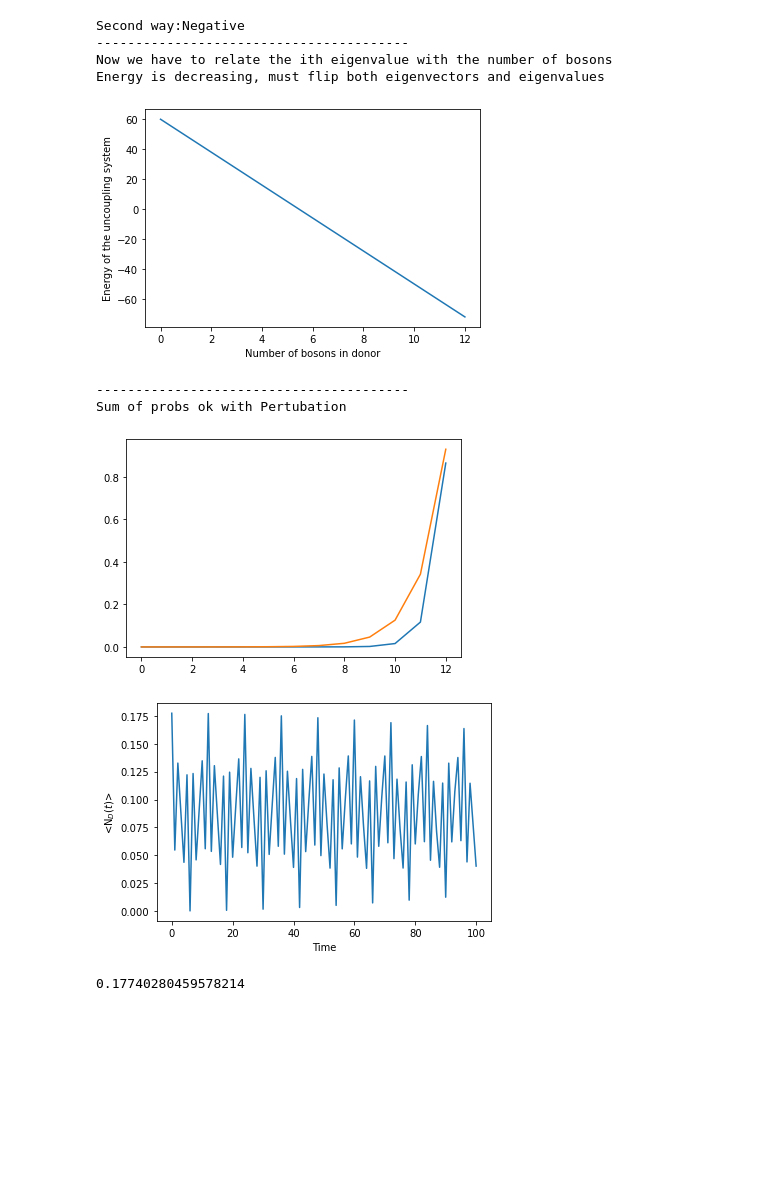
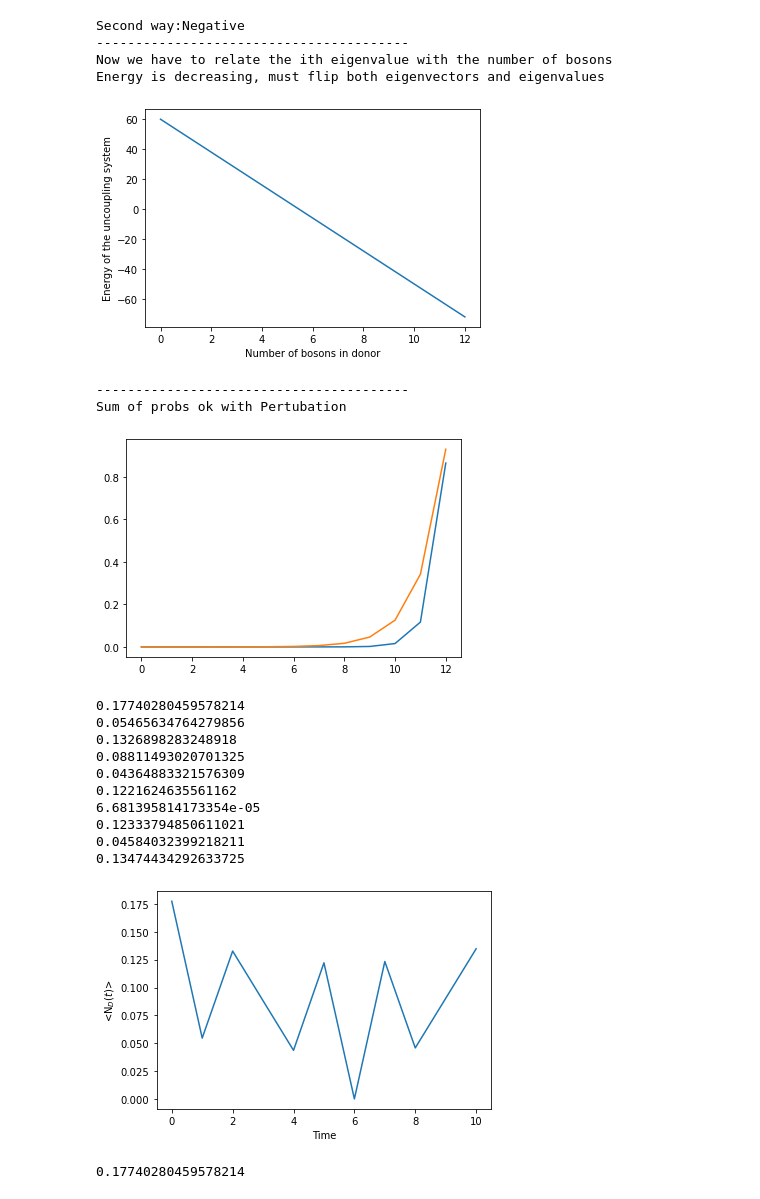
Before and after one commit to JAndronis/Quantum-Targeted-Energy-Transfer, a Jupyter notebook: test.ipynb, the cells around one changed output. Cells and saved outputs as stored; diff of their text form; code cells hidden in the pictures; blank space fills up the shorter version.

Commit message:
added a print for testing

```diff
--- a/test.ipynb
+++ b/test.ipynb
@@ -206,6 +206,8 @@ plt.plot([i for i in range(len(P))], P)
 plt.plot([i for i in range(len(initial_state))], initial_state)
 plt.show()
 
+# ----------- Step 3: Compute average number of bosons -----------
+
 # Create an orthonormal basis of HS
 A = scipy.linalg.orth(H)
 
@@ -219,7 +221,7 @@ for k in range(N+1):
     coeff_b[k] = np.vdot(eigenvectors[:,k].T, initial_state)
 
 coeff_a = np.zeros(N+1)
-t = np.linspace(0,100,100, dtype=int)
+t = np.linspace(0,10,10, dtype=int)
 avg_N2 = []
 for time in t:
     sum_n = 0
@@ -229,37 +231,48 @@ for time in t:
             sum_a += coeff_b[i]*coeff_c[i,j]*np.exp(-complex(0,1)*eigenvalues[i]*time)
         coeff_a[j] = sum_a
         sum_n += j*np.abs(coeff_a[j])**2
+    print(sum_n)
     avg_N2.append(sum_n)
 
 plt.plot(t, avg_N2)
 plt.xlabel('Time')
 plt.ylabel(r'<N$_D(t)$>')
 plt.show()
 # %% [output]
 Some checks for the eigenvalue problem
 ----------------------------------------
 Everything is ok with orthogonality
 Everything is ok with normalization
 Eigenvalue problem is satisfied
 Some checks for the eigenvalue problem
 ----------------------------------------
 Everything is ok with orthogonality
 Everything is ok with normalization
 Eigenvalue problem is satisfied
 ----------------------------------------
 Degeneracy:
 First way:Negative
 Second way:Negative
 [figure]
 Second way:Negative
 ----------------------------------------
 Now we have to relate the ith eigenvalue with the number of bosons
 Energy is decreasing, must flip both eigenvectors and eigenvalues
 [figure]
 ----------------------------------------
 Sum of probs ok with Pertubation
 [figure]
+0.17740280459578214
+0.05465634764279856
+0.1326898283248918
+0.08811493020701325
+0.04364883321576309
+0.1221624635561162
+6.681395814173354e-05
+0.12333794850611021
+0.04584032399218211
+0.13474434292633725
-[figure, old version]
+[figure, new version]
 # %%
 sum_n2 = 0
 for j in range(N+1):
```
